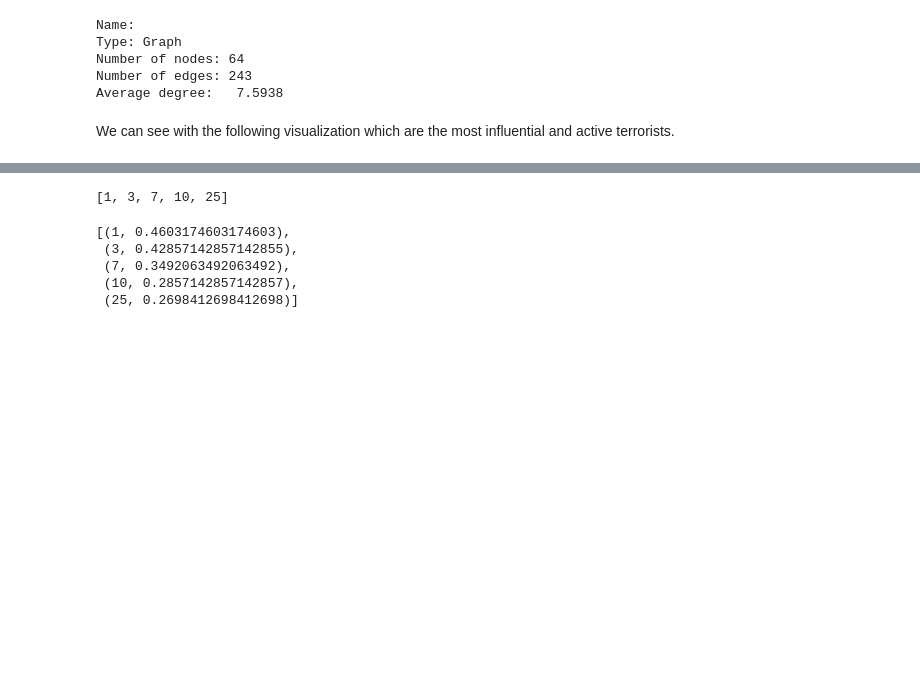
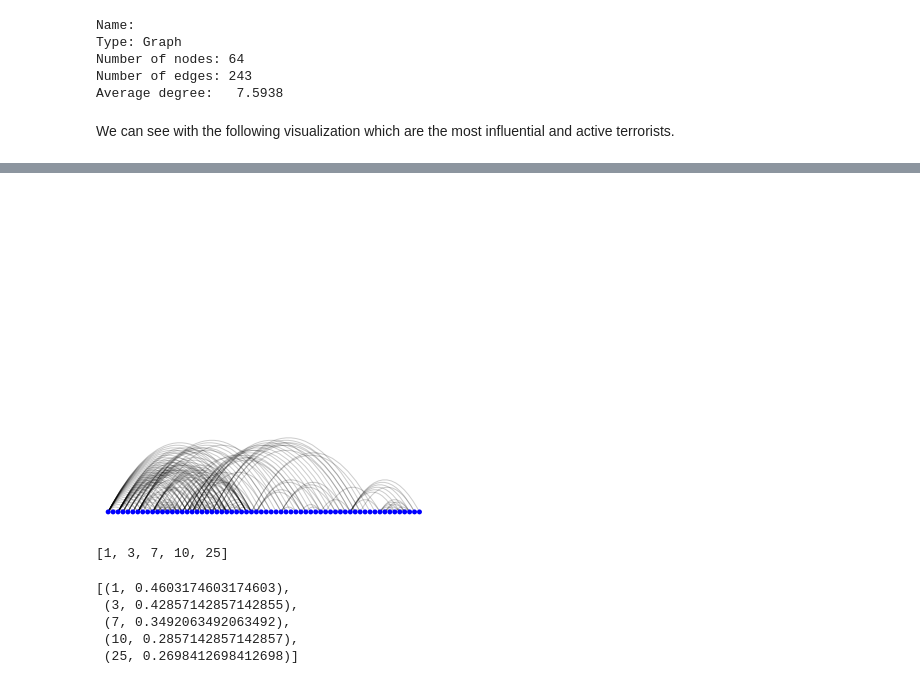
Before and after one commit to gregorioghidoli/netviz, a Jupyter notebook: SNA.ipynb, the cells around one changed output, grey strips where cells are left out. Drawn from its saved outputs; the diff is of its cells as text; code cells hidden in the pictures; blank space fills up the shorter version.

```diff
--- a/SNA.ipynb
+++ b/SNA.ipynb
@@ -133,3 +174,8 @@ c.draw()
+# %%
+a = ArcPlot(G)
+a.draw()
+# %% [output]
+[figure, added]
 # %%
 sorted(G.nodes(),key=lambda x:len(list(G.neighbors(x))), reverse=True)[0:5]
 # %% [output]
```
Also changed, not shown: parts of 24 cells of this notebook, 6 other files.
